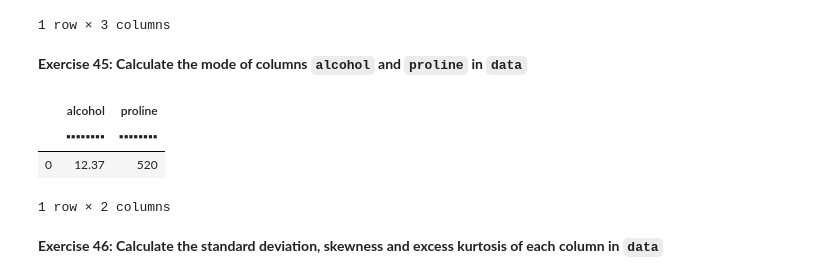
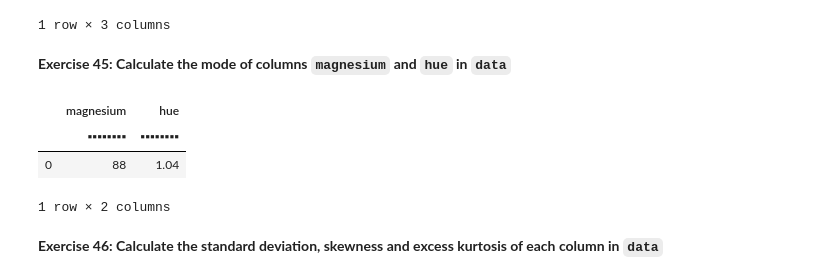
Before and after one commit to vopani/datatableton, a Jupyter notebook: notebooks/05_column_aggregations_solutions.ipynb, the cells around one changed output. Cells and saved outputs as stored; diff of their text form; code cells hidden in the pictures.

Commit message:
changed columns for mode

```diff
--- a/notebooks/05_column_aggregations_solutions.ipynb
+++ b/notebooks/05_column_aggregations_solutions.ipynb
@@ -114,13 +106,13 @@ data[:, dt.median([dt.f.flavanoids, dt.f.hue, dt.f.magnesium])]
 | 0 | 2.135 | 0.965 | 98 |
 1 row × 3 columns
 # %% [markdown]
-**Exercise 45: Calculate the mode of columns `alcohol` and `proline` in `data`**
+**Exercise 45: Calculate the mode of columns `magnesium` and `hue` in `data`**
 # %%
-data[:, ['alcohol', 'proline']].mode()
+data[:, ['magnesium', 'hue']].mode()
 # %% [output]
-|  | alcohol | proline |
+|  | magnesium | hue |
 |  | ▪▪▪▪▪▪▪▪ | ▪▪▪▪▪▪▪▪ |
-| 0 | 12.37 | 520 |
+| 0 | 88 | 1.04 |
 1 row × 2 columns
 # %% [markdown]
 **Exercise 46: Calculate the standard deviation, skewness and excess kurtosis of each column in `data`**
```
Also changed, not shown: parts of 1 cell of this notebook, 1 other file.
